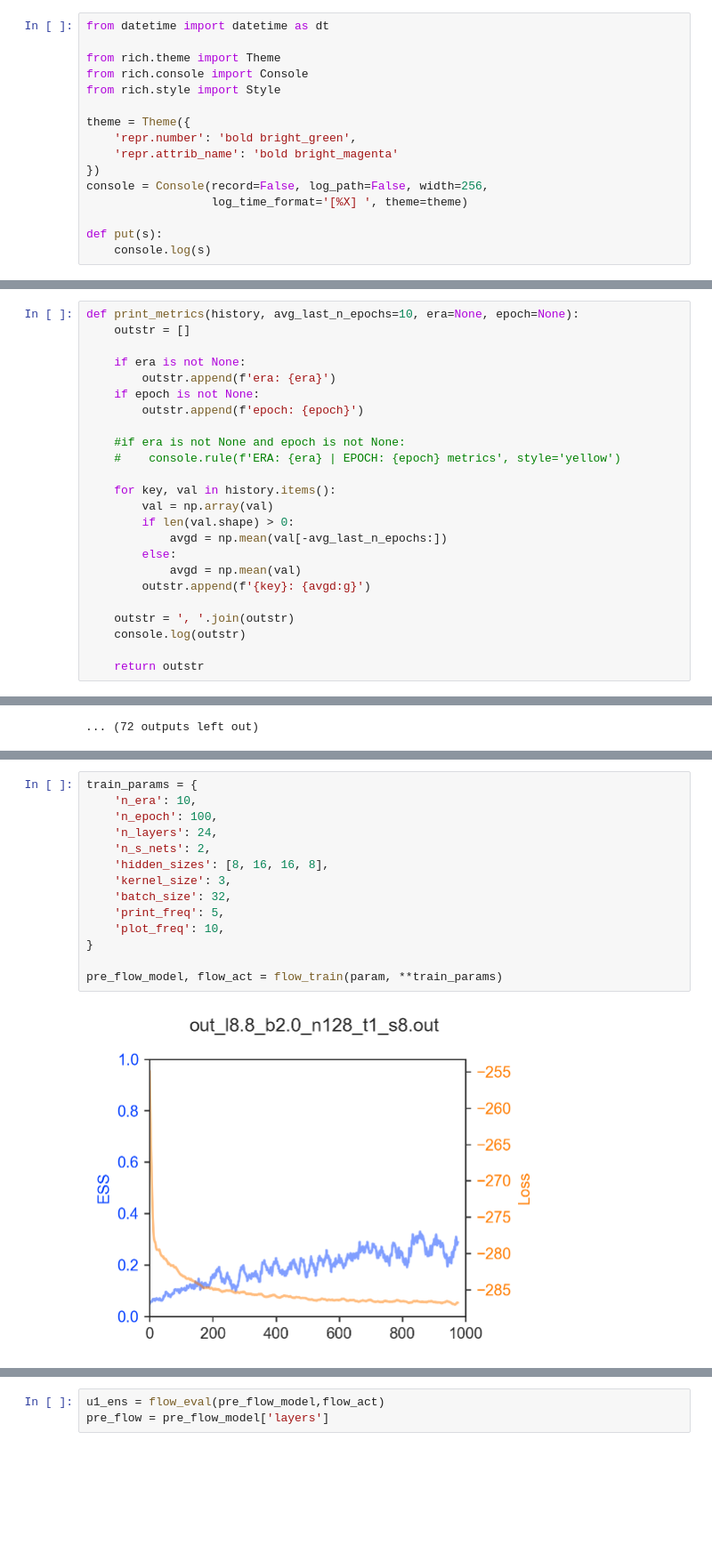
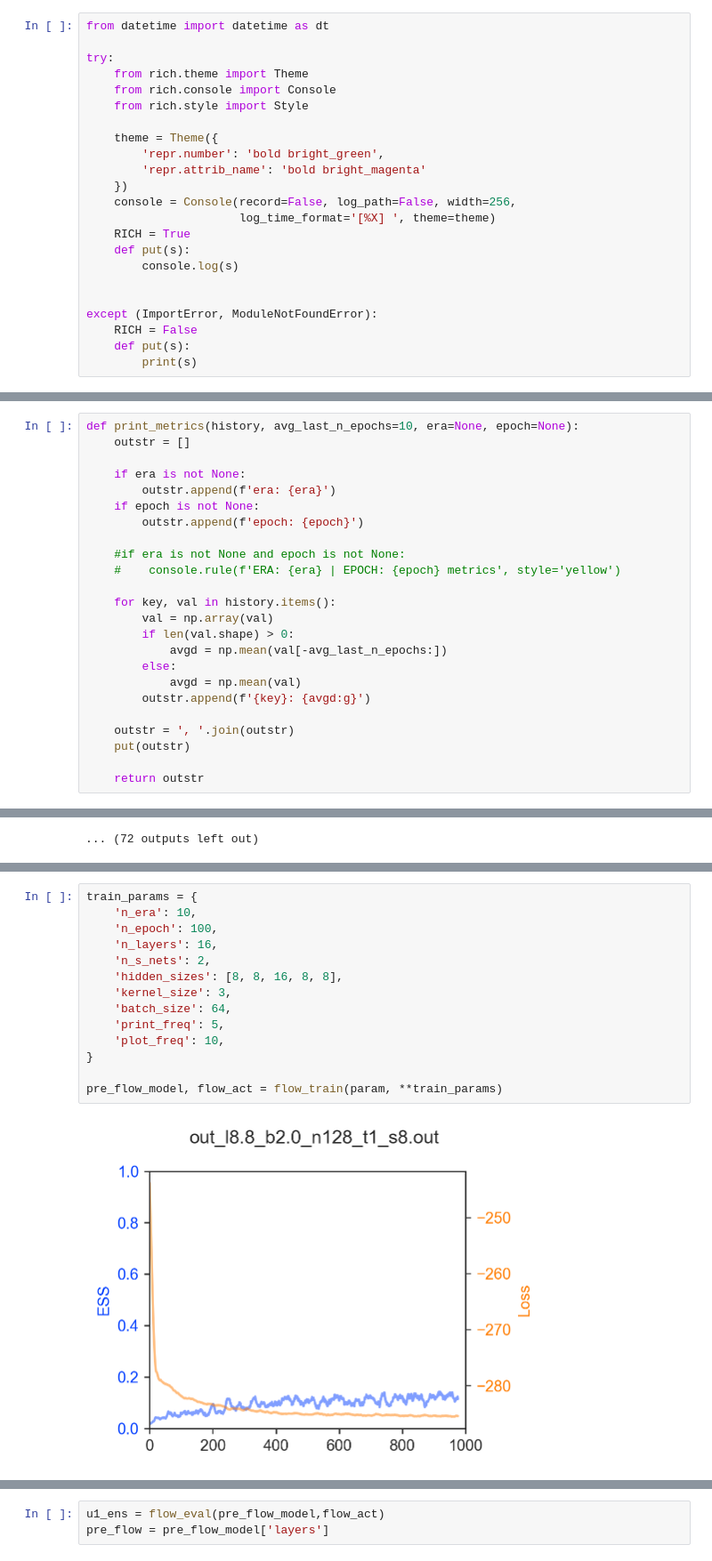
Before and after one commit to nftqcd/fthmc, a Jupyter notebook: flow_test_sam/notebooks/fthmc_qed2d_2021-03-17.ipynb, the cells around one changed output, grey strips where cells are left out. Shown at 89% size. Drawn from its saved outputs; the diff is of its cells as text; blank space fills up the shorter version.

```diff
--- a/flow_test_sam/notebooks/fthmc_qed2d_2021-03-17.ipynb
+++ b/flow_test_sam/notebooks/fthmc_qed2d_2021-03-17.ipynb
@@ -36,19 +33,26 @@ from functools import reduce
 # %%
 from datetime import datetime as dt
 
-from rich.theme import Theme
-from rich.console import Console
-from rich.style import Style
+try:
+    from rich.theme import Theme
+    from rich.console import Console
+    from rich.style import Style
 
-theme = Theme({
-    'repr.number': 'bold bright_green',
-    'repr.attrib_name': 'bold bright_magenta'
-})
-console = Console(record=False, log_path=False, width=256,
-                  log_time_format='[%X] ', theme=theme)
+    theme = Theme({
+        'repr.number': 'bold bright_green',
+        'repr.attrib_name': 'bold bright_magenta'
+    })
+    console = Console(record=False, log_path=False, width=256,
+                      log_time_format='[%X] ', theme=theme)
+    RICH = True
+    def put(s):
+        console.log(s)
 
-def put(s):
-    console.log(s)
+
+except (ImportError, ModuleNotFoundError):
+    RICH = False
+    def put(s):
+        print(s)
 # %%
 project_dir = os.path.abspath('../../')
 if project_dir not in sys.path:
@@ -77,7 +81,7 @@ def print_metrics(history, avg_last_n_epochs=10, era=None, epoch=None):
         outstr.append(f'{key}: {avgd:g}')
 
     outstr = ', '.join(outstr)
-    console.log(outstr)
+    put(outstr)
 
     return outstr
 # %%
@@ -333,19 +369,19 @@ def flow_eval(model, u1_action):  # packaged from original ipynb by Xiao-Yong Ji
 # %%
 train_params = {
     'n_era': 10,
     'n_epoch': 100,
-    'n_layers': 24,
+    'n_layers': 16,
     'n_s_nets': 2,
-    'hidden_sizes': [8, 16, 16, 8],
+    'hidden_sizes': [8, 8, 16, 8, 8],
     'kernel_size': 3,
-    'batch_size': 32,
+    'batch_size': 64,
     'print_freq': 5,
     'plot_freq': 10,
 }
 
 pre_flow_model, flow_act = flow_train(param, **train_params)
 # %% [output]
-[figure, old version]
+[figure, new version]
 <rich.jupyter.JupyterRenderable at 0x...>
 <rich.jupyter.JupyterRenderable at 0x...>
 <rich.jupyter.JupyterRenderable at 0x...>
```
Also changed, not shown: parts of 13 cells of this notebook.
